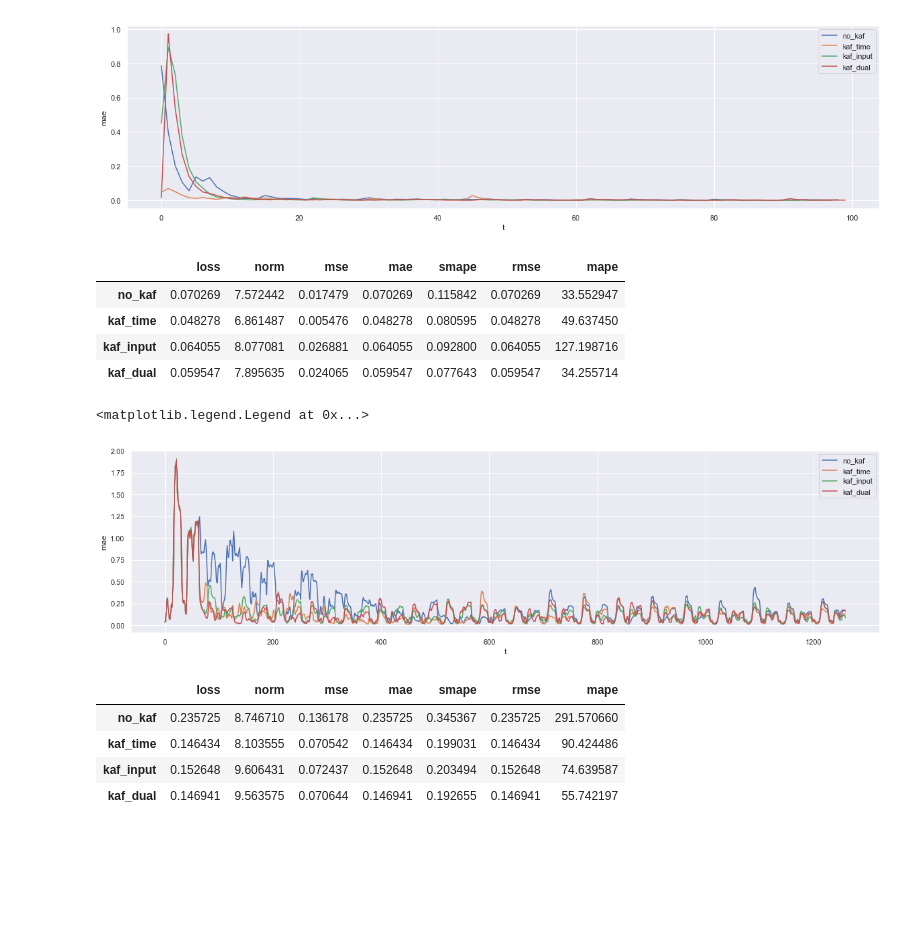
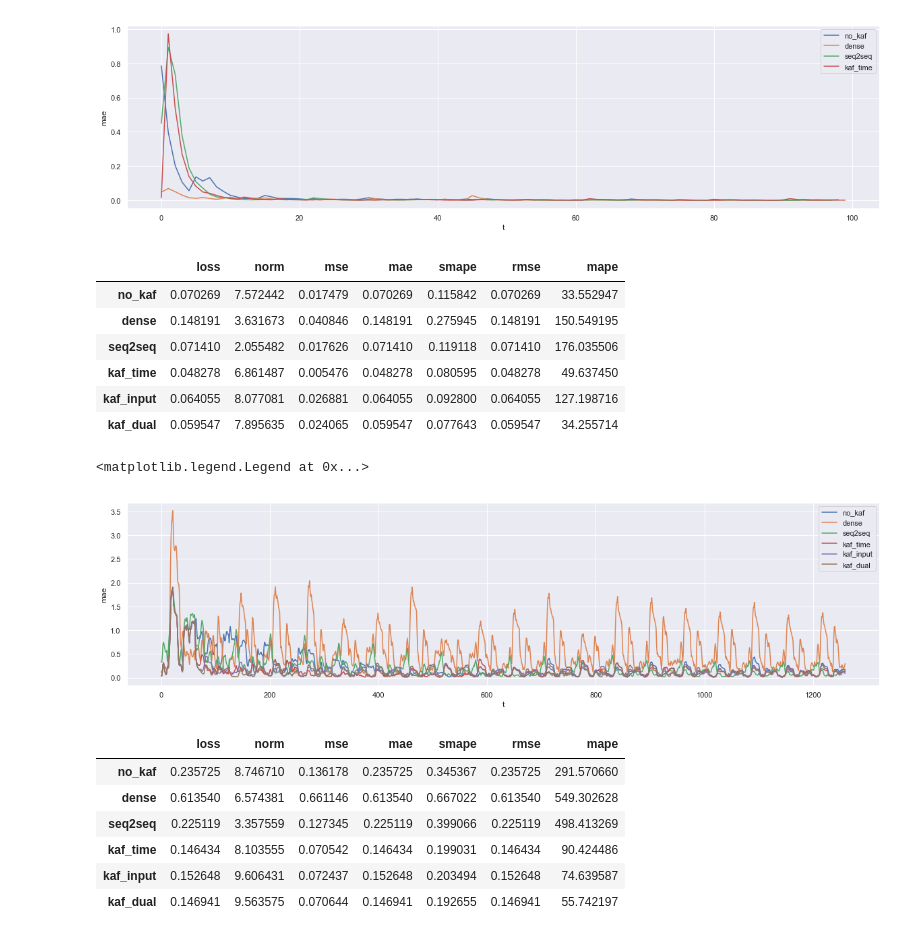
Before and after one commit to d3sm0/ntsa, a Jupyter notebook: nb/exp_5_01/results_nasdaq_1step.ipynb, the cells around one changed output. Cells and saved outputs as stored; diff of their text form; code cells hidden in the pictures; blank space fills up the shorter version.

```diff
--- a/nb/exp_5_01/results_nasdaq_1step.ipynb
+++ b/nb/exp_5_01/results_nasdaq_1step.ipynb
@@ -12,12 +12,16 @@ sns.set()
 # %%
 import glob
 # %%
-no_kaf = "../logs/darnn/ntsa-2019-01-03-11-06-36"
-kaf_time = "../logs/darnn/ntsa-2019-01-03-11-06-56"
-kaf_input = "../logs/darnn/ntsa-2019-01-03-11-07-30"
-kaf_dual = "../logs/darnn/ntsa-2019-01-03-11-07-51"
+no_kaf = "../../logs/darnn/ntsa-2019-01-03-11-06-36"
+dense = "../../logs/dense/ntsa-2019-01-18-23-38-27-366779"
+seq2seq = "../../logs/seq2seq/ntsa-2019-01-18-23-38-08-813671"
+kaf_time = "../../logs/darnn/ntsa-2019-01-03-11-06-56"
+kaf_input = "../../logs/darnn/ntsa-2019-01-03-11-07-30"
+kaf_dual = "../../logs/darnn/ntsa-2019-01-03-11-07-51"
 # %%
 df_no_kaf = pd.read_csv(no_kaf + '/train/results.csv')
+df_dense = pd.read_csv(dense + '/train/results.csv')
+df_seq2seq = pd.read_csv(seq2seq + '/train/results.csv')
 df_kaf_time = pd.read_csv(kaf_time + '/train/results.csv')
 df_kaf_input = pd.read_csv(kaf_input + '/train/results.csv')
 df_kaf_dual = pd.read_csv(kaf_dual + '/train/results.csv')
@@ -54,16 +58,23 @@ plt.legend(['no_kaf','kaf_time','kaf_input', 'kaf_dual'])
 <matplotlib.legend.Legend at 0x...>
 [figure]
 # %%
+# no reg
+rows = ['no_kaf','dense','seq2seq','kaf_time','kaf_input', 'kaf_dual']
 
-rows = ['no_kaf','kaf_time','kaf_input', 'kaf_dual']
-
-table = pd.concat([df_no_kaf.mean(axis=0), df_kaf_time.mean(axis=0), df_kaf_input.mean(axis=0), df_kaf_dual.mean(axis=0)], axis=1)
+table = pd.concat([df_no_kaf.mean(axis=0),
+                   df_dense.mean(axis=0),
+                   df_seq2seq.mean(axis=0),
+                   df_kaf_time.mean(axis=0),
+                   df_kaf_input.mean(axis=0),
+                   df_kaf_dual.mean(axis=0)], axis=1)
 table.columns = rows
 
 table.T
 # %% [output]
 |  | loss | norm | mse | mae | smape | rmse | mape |
 | no_kaf | 0.070269 | 7.572442 | 0.017479 | 0.070269 | 0.115842 | 0.070269 | 33.552947 |
+| dense | 0.148191 | 3.631673 | 0.040846 | 0.148191 | 0.275945 | 0.148191 | 150.549195 |
+| seq2seq | 0.071410 | 2.055482 | 0.017626 | 0.071410 | 0.119118 | 0.071410 | 176.035506 |
 | kaf_time | 0.048278 | 6.861487 | 0.005476 | 0.048278 | 0.080595 | 0.048278 | 49.637450 |
 | kaf_input | 0.064055 | 8.077081 | 0.026881 | 0.064055 | 0.092800 | 0.064055 | 127.198716 |
 | kaf_dual | 0.059547 | 7.895635 | 0.024065 | 0.059547 | 0.077643 | 0.059547 | 34.255714 |
@@ -71,19 +82,23 @@ table.T
 header = table.index.tolist()
 # %%
 df_no_kaf = pd.read_csv(no_kaf + '/test/results.csv', names=header)
+df_dense = pd.read_csv(dense + '/test/results.csv', names=header)
+df_seq2seq = pd.read_csv(seq2seq + '/test/results.csv', names=header)
 df_kaf_time = pd.read_csv(kaf_time + '/test/results.csv', names=header)
 df_kaf_input = pd.read_csv(kaf_input + '/test/results.csv', names=header)
 df_kaf_dual = pd.read_csv(kaf_dual+ '/test/results.csv', names=header)
 # %%
 fig,ax = plt.subplots(1,1, figsize=(20,5))
 ax.plot(smooth(df_no_kaf.loss.values))
+ax.plot(smooth(df_dense.loss.values))
+ax.plot(smooth(df_seq2seq.loss.values))
 ax.plot(smooth(df_kaf_time.loss.values))
 ax.plot(smooth(df_kaf_input.loss.values))
 ax.plot(smooth(df_kaf_dual.loss.values))
 plt.ylabel('mae')
 plt.xlabel('t')
-plt.legend(['no_kaf','kaf_time','kaf_input', 'kaf_dual'])
+plt.legend(['no_kaf','dense', 'seq2seq','kaf_time','kaf_input', 'kaf_dual'])
 # %% [output]
 <matplotlib.legend.Legend at 0x...>
-[figure, old version]
+[figure, new version]
 # %%
@@ -91,12 +112,15 @@ table = pd.concat([df_no_kaf.mean(axis=0), df_kaf_time.mean(axis=0), df_kaf_inpu
 table.columns = rows
-# %%
-table.T
-# %% [output]
-|  | loss | norm | mse | mae | smape | rmse | mape |
-| no_kaf | 0.235725 | 8.746710 | 0.136178 | 0.235725 | 0.345367 | 0.235725 | 291.570660 |
-| kaf_time | 0.146434 | 8.103555 | 0.070542 | 0.146434 | 0.199031 | 0.146434 | 90.424486 |
-| kaf_input | 0.152648 | 9.606431 | 0.072437 | 0.152648 | 0.203494 | 0.152648 | 74.639587 |
-| kaf_dual | 0.146941 | 9.563575 | 0.070644 | 0.146941 | 0.192655 | 0.146941 | 55.742197 |
+# %%
+# no reg
+table.T
+# %% [output]
+|  | loss | norm | mse | mae | smape | rmse | mape |
+| no_kaf | 0.235725 | 8.746710 | 0.136178 | 0.235725 | 0.345367 | 0.235725 | 291.570660 |
+| dense | 0.613540 | 6.574381 | 0.661146 | 0.613540 | 0.667022 | 0.613540 | 549.302628 |
+| seq2seq | 0.225119 | 3.357559 | 0.127345 | 0.225119 | 0.399066 | 0.225119 | 498.413269 |
+| kaf_time | 0.146434 | 8.103555 | 0.070542 | 0.146434 | 0.199031 | 0.146434 | 90.424486 |
+| kaf_input | 0.152648 | 9.606431 | 0.072437 | 0.152648 | 0.203494 | 0.152648 | 74.639587 |
+| kaf_dual | 0.146941 | 9.563575 | 0.070644 | 0.146941 | 0.192655 | 0.146941 | 55.742197 |
 # %%
 def last_path(base_path):
     paths = glob.glob(base_path + '/report/*.csv')
```
Also changed, not shown: parts of 9 cells of this notebook, 4 other files.
